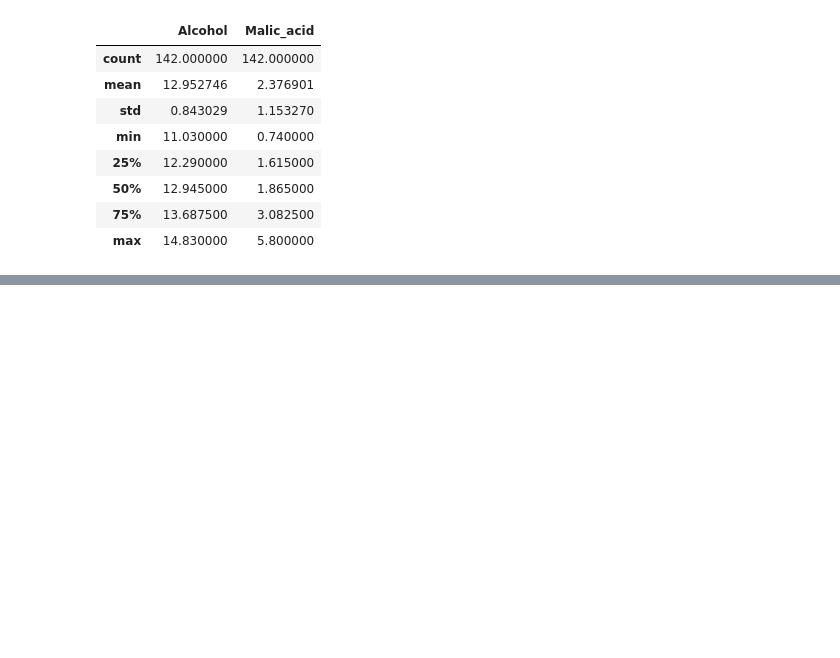
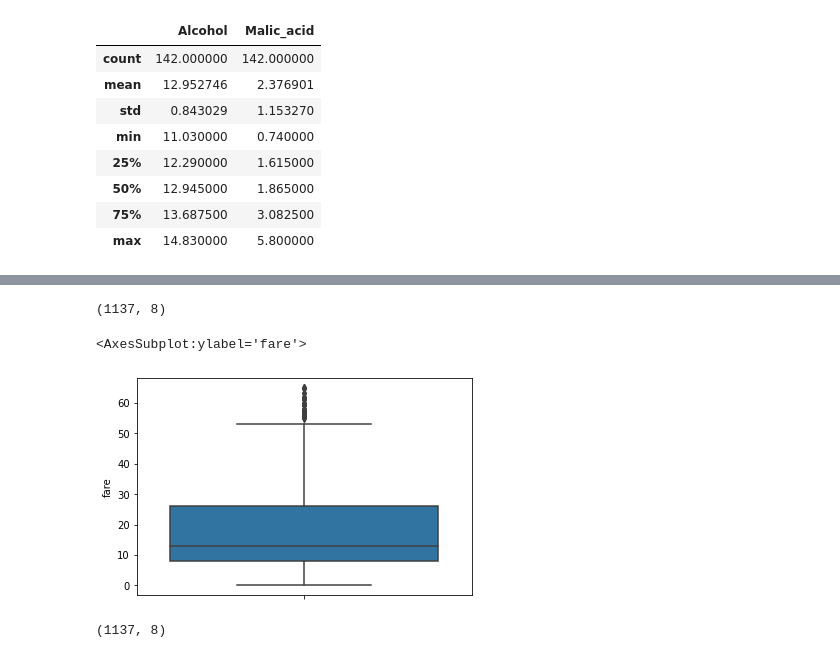
Before and after one commit to kajal-1402-yadav/Python-2, a Jupyter notebook: Python_T2/Untitled.ipynb, the cells around one changed output, grey strips where cells are left out. Saved outputs shown, nothing was run; the diff lists cells and outputs as text; code cells hidden in the pictures; blank space fills up the shorter version.

```diff
--- a/Python_T2/Untitled.ipynb
+++ b/Python_T2/Untitled.ipynb
@@ -286,0 +316,19 @@ x_train.describe()
+# %%
+q3=df['fare'].quantile(0.75)
+q1=df['fare'].quantile(0.25)
+iqr=q3-q1
+lower_bound=q1-1.5*iqr
+upper_bound=q3+1.5*iqr
+df=df[(df['fare']>=lower_bound) & (df['fare']<=upper_bound)]
+df.shape
+# %% [output]
+(1137, 8)
+# %%
+sns.boxplot(y='fare',data=df)
+# %% [output]
+<AxesSubplot:ylabel='fare'>
+[figure, added]
+# %%
+df.shape
+# %% [output]
+(1137, 8)
```
Also changed, not shown: parts of 16 cells of this notebook, 3 other files.
